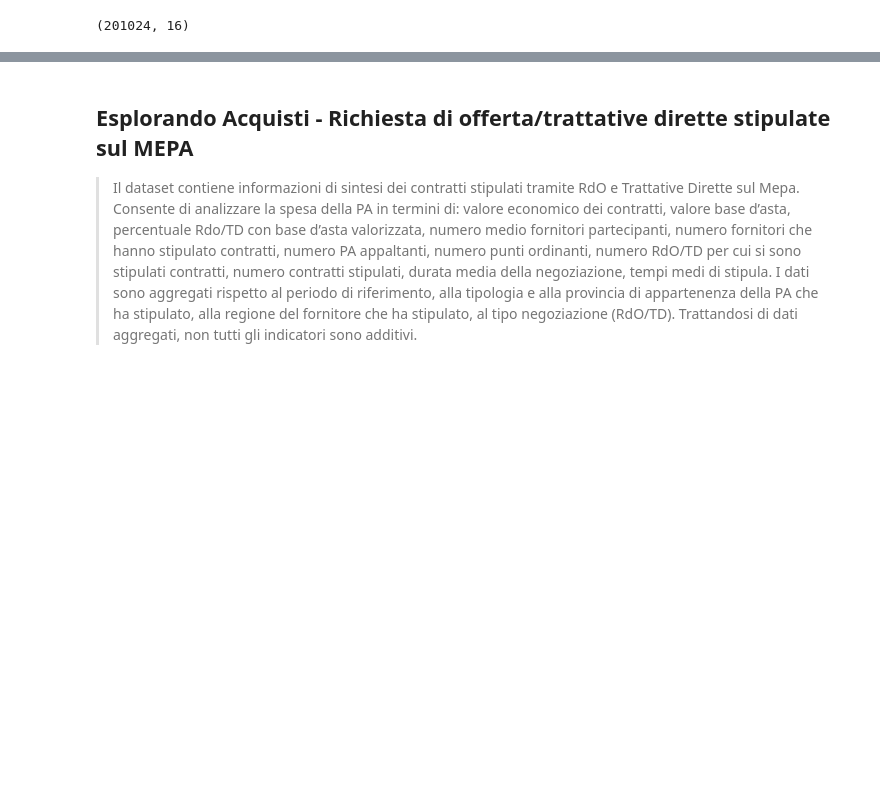
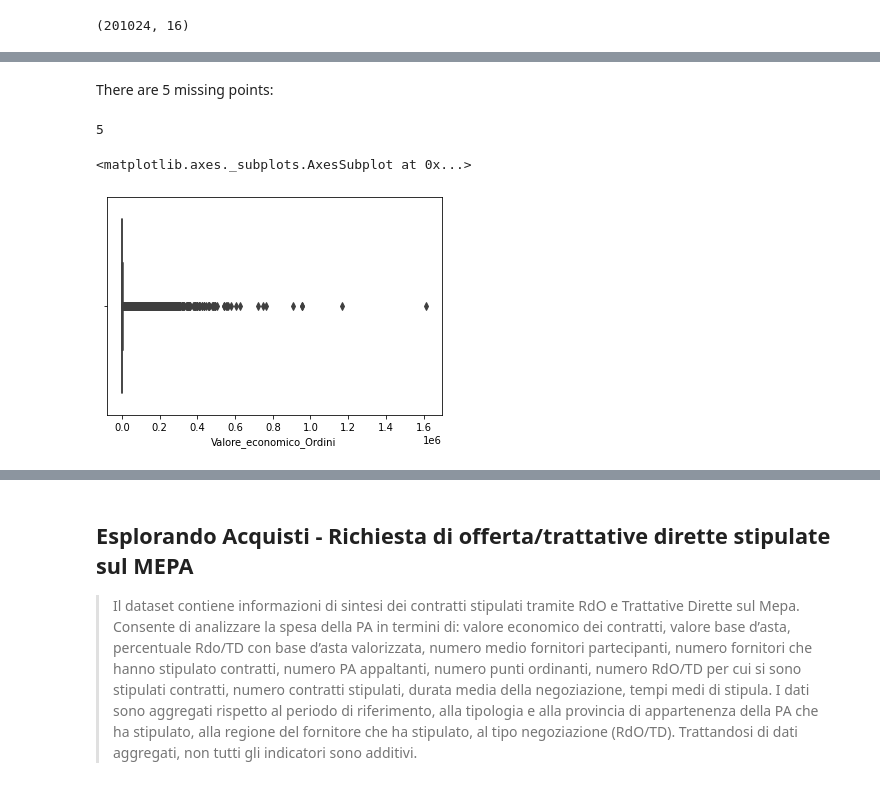
Before and after one commit to marcocarnini/DS2, a Jupyter notebook: scripts/Esplorazione.ipynb, the cells around one changed output, grey strips where cells are left out. Cells and saved outputs as stored; diff of their text form; code cells hidden in the pictures; blank space fills up the shorter version.

```diff
--- a/scripts/Esercizio I.ipynb
+++ b/scripts/Esplorazione.ipynb
@@ -159,9 +163,7 @@ acquisti_3.shape
 > Il dataset contiene informazioni di sintesi dei beni e servizi acquistati dalle PA attraverso ordinativi di fornitura sottoscritti nell’ambito di un Bando Mepa. Il dataset consente di analizzare la spesa della PA in termini di: valore economico dei beni e servizi ordinati, numero ordini, numero PA che hanno sottoscritto ordini, numero punti ordinanti relativi alle PA che hanno sottoscritto ordini, numero fornitori che hanno sottoscritto ordini. I dati sono aggregati rispetto all’anno di riferimento, al bando Mepa e alla categoria di abilitazione relativa, alla tipologia di amministrazione della PA, alla provincia della PA, alla regione del fornitore, al bene/servizio acquistato, alla classificazione CPV del bene/servizio acquistato. Trattandosi di dati aggregati, non tutti gli indicatori sono additivi.
 # %%
 acquisti_4 = pd.read_csv(
-    "../input/ordini-mepa-2019.csv",
-    skiprows=0,
-    encoding="ISO-8859-1",
+    "../input/ordini-mepa-2019.csv", skiprows=0, encoding="ISO-8859-1", decimal=","
 )
 acquisti_4.head()
 # %% [output]
@@ -177,0 +200,11 @@ acquisti_4.shape
+# %% [markdown]
+There are 5 missing points:
+# %%
+print(sum(acquisti_4["Valore_economico_Ordini"].isnull()))
+# %% [output]
+5
+# %%
+sns.boxplot(acquisti_4["Valore_economico_Ordini"])
+# %% [output]
+<matplotlib.axes._subplots.AxesSubplot at 0x...>
+[figure, added]
```
Also changed, not shown: parts of 22 cells of this notebook, 1 other file.
